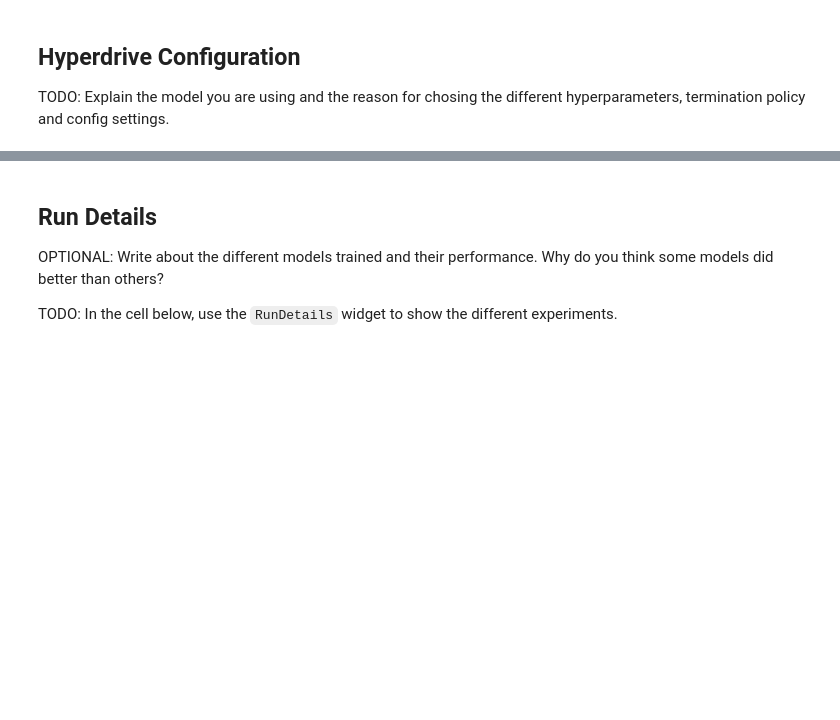
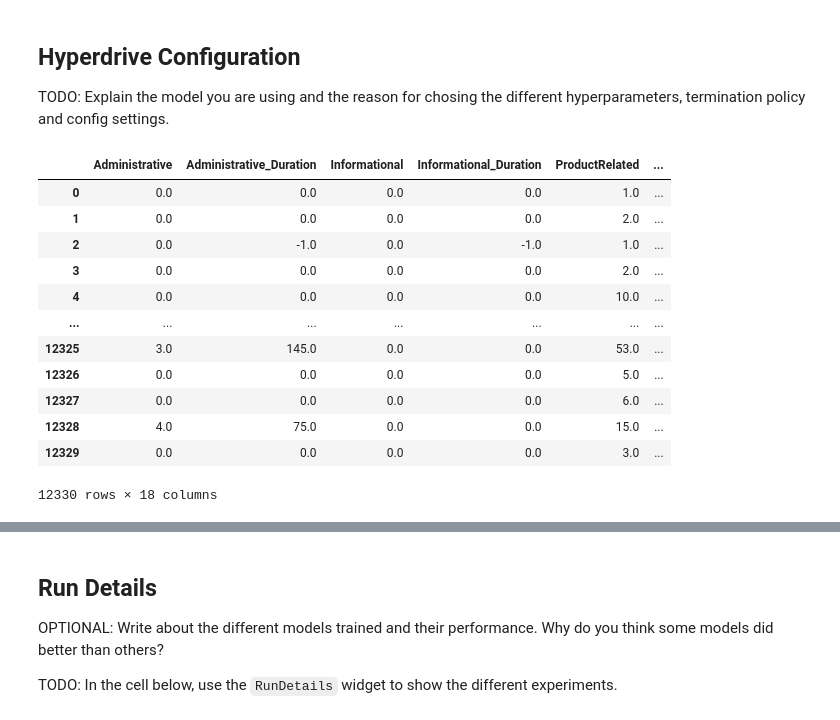
Before and after one commit to Bhosalenileshn/ML-Azure-Udacity-Capstone-Project, a Jupyter notebook: hyperparameter_tuning.ipynb, the cells around one changed output, grey strips where cells are left out. Drawn from its saved outputs; the diff is of its cells as text; code cells hidden in the pictures; blank space fills up the shorter version.

```diff
--- a/hyperparameter_tuning.ipynb
+++ b/hyperparameter_tuning.ipynb
@@ -47,6 +58,31 @@ cpu_cluster.wait_for_completion(show_output=True)
 ## Hyperdrive Configuration
 
 TODO: Explain the model you are using and the reason for chosing the different hyperparameters, termination policy and config settings.
+# %%
+from azureml.core import Workspace, Dataset
+
+# subscription_id = 'aa7cf8e8-d23f-4bce-a7b9-1f0b4e0ac8ee'
+# resource_group = 'aml-quickstarts-135086'
+# workspace_name = 'quick-starts-ws-135086'
+
+#workspace = Workspace(subscription_id, resource_group, workspace_name)
+
+dataset = Dataset.get_by_name(workspace=ws, name='online_shoppers_intention')
+dataset.to_pandas_dataframe()
+# %% [output]
+|  | Administrative | Administrative_Duration | Informational | Informational_Duration | ProductRelated | ... |
+| 0 | 0.0 | 0.0 | 0.0 | 0.0 | 1.0 | ... |
+| 1 | 0.0 | 0.0 | 0.0 | 0.0 | 2.0 | ... |
+| 2 | 0.0 | -1.0 | 0.0 | -1.0 | 1.0 | ... |
+| 3 | 0.0 | 0.0 | 0.0 | 0.0 | 2.0 | ... |
+| 4 | 0.0 | 0.0 | 0.0 | 0.0 | 10.0 | ... |
+| ... | ... | ... | ... | ... | ... | ... |
+| 12325 | 3.0 | 145.0 | 0.0 | 0.0 | 53.0 | ... |
+| 12326 | 0.0 | 0.0 | 0.0 | 0.0 | 5.0 | ... |
+| 12327 | 0.0 | 0.0 | 0.0 | 0.0 | 6.0 | ... |
+| 12328 | 4.0 | 75.0 | 0.0 | 0.0 | 15.0 | ... |
+| 12329 | 0.0 | 0.0 | 0.0 | 0.0 | 3.0 | ... |
+12330 rows × 18 columns
 # %%
 # TODO: Create an early termination policy. This is not required if you are using Bayesian sampling.
 early_termination_policy = BanditPolicy(slack_factor = 0.1, evaluation_interval=1, delay_evaluation=5)
```
Also changed, not shown: parts of 8 cells of this notebook.
